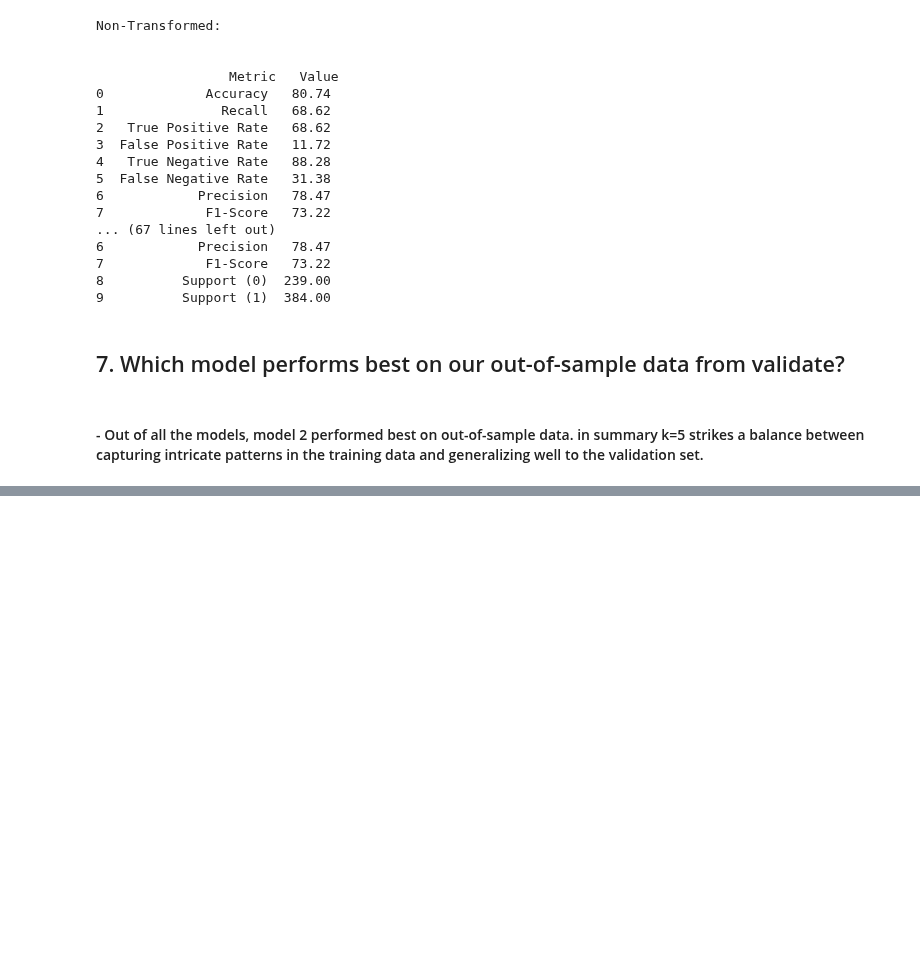
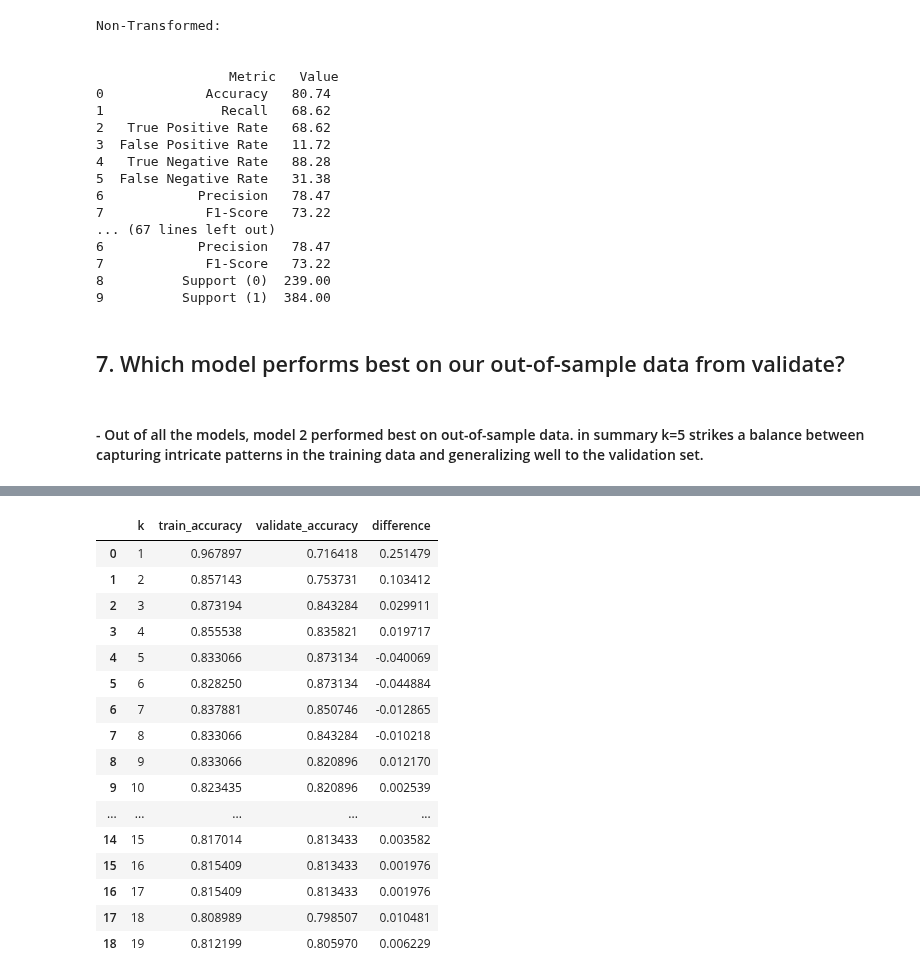
Before and after one commit to Marc-Aradillas/Classification_exercises.ipynb, a Jupyter notebook: knn_model.ipynb, the cells around one changed output, grey strips where cells are left out. Drawn from its saved outputs; the diff is of its cells as text; code cells hidden in the pictures; blank space fills up the shorter version.

```diff
--- a/knn_model.ipynb
+++ b/knn_model.ipynb
@@ -851,0 +950,57 @@ Non-Transformed:
+# %%
+X_train_short = X_train.iloc[:, :-5]
+X_val_short = X_val.iloc[:, :-5]
+# %%
+def perform_knn_hyperparameter_search(X_train, y_train, X_val, max_k=20):
+    metrics = []
+
+    for k in range(1, max_k):
+        knn = KNeighborsClassifier(n_neighbors=k)
+        mms = MinMaxScaler()
+
+        X_train[['age', 'fare']] = mms.fit_transform(X_train[['age', 'fare']])
+        X_val[['age', 'fare']] = mms.transform(X_val[['age', 'fare']])
+
+        X_train_short = X_train.iloc[:, :-5]
+        X_val_short = X_val.iloc[:, :-5]
+
+        knn.fit(X_train_short, y_train)
+        y_train_pred = knn.predict(X_train_short)
+        y_val_pred = knn.predict(X_val_short)
+
+        train_acc = knn.score(X_train_short, y_train)
+        val_acc = knn.score(X_val_short, y_val)
+
+        output = {
+            "k": k,
+            "train_accuracy": train_acc,
+            "validate_accuracy": val_acc
+        }
+
+        metrics.append(output)
+
+    eval_df = pd.DataFrame(metrics)
+    eval_df['difference'] = eval_df['train_accuracy'] - eval_df['validate_accuracy']
+
+    return eval_df
+
+result_df = pd.DataFrame(perform_knn_hyperparameter_search(X_train, y_train, X_val, max_k=20))
+result_df
+# %% [output]
+|  | k | train_accuracy | validate_accuracy | difference |
+| 0 | 1 | 0.967897 | 0.716418 | 0.251479 |
+| 1 | 2 | 0.857143 | 0.753731 | 0.103412 |
+| 2 | 3 | 0.873194 | 0.843284 | 0.029911 |
+| 3 | 4 | 0.855538 | 0.835821 | 0.019717 |
+| 4 | 5 | 0.833066 | 0.873134 | -0.040069 |
+| 5 | 6 | 0.828250 | 0.873134 | -0.044884 |
+| 6 | 7 | 0.837881 | 0.850746 | -0.012865 |
+| 7 | 8 | 0.833066 | 0.843284 | -0.010218 |
+| 8 | 9 | 0.833066 | 0.820896 | 0.012170 |
+| 9 | 10 | 0.823435 | 0.820896 | 0.002539 |
+| ... | ... | ... | ... | ... |
+| 14 | 15 | 0.817014 | 0.813433 | 0.003582 |
+| 15 | 16 | 0.815409 | 0.813433 | 0.001976 |
+| 16 | 17 | 0.815409 | 0.813433 | 0.001976 |
+| 17 | 18 | 0.808989 | 0.798507 | 0.010481 |
+| 18 | 19 | 0.812199 | 0.805970 | 0.006229 |
```
Also changed, not shown: parts of 3 cells of this notebook, 2 other files.
